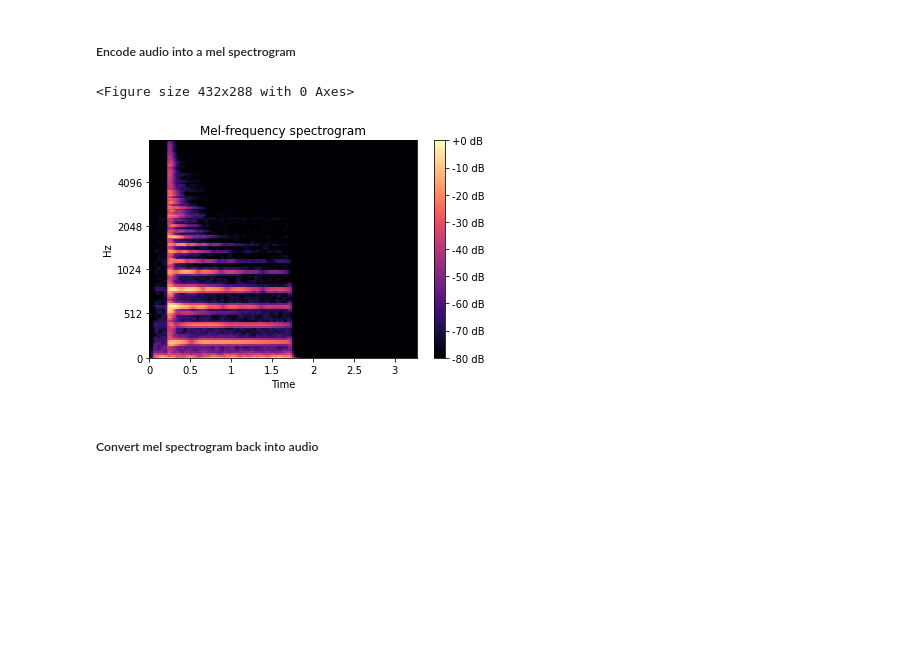
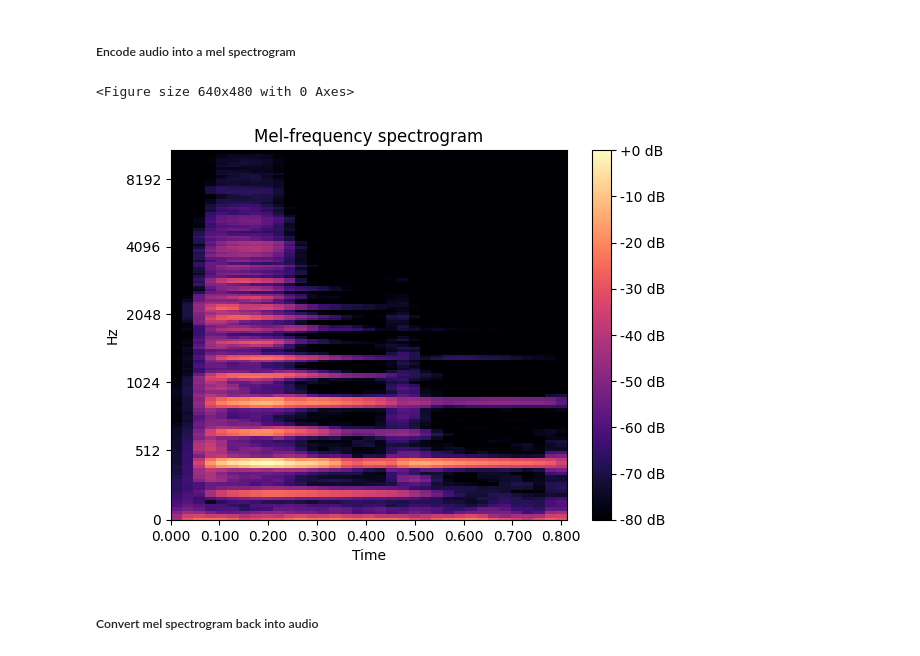
Before and after one commit to wammy19/auditory-deep-dreamer, a Jupyter notebook: jupyter-notebooks/2_audio_mel_encoding_and_reversal_example.ipynb, the cells around one changed output. Drawn from its saved outputs; the diff is of its cells as text; code cells hidden in the pictures; blank space fills up the shorter version.

```diff
--- a/jupyter-notebooks/2_audio_mel_encoding_and_reversal_example.ipynb
+++ b/jupyter-notebooks/2_audio_mel_encoding_and_reversal_example.ipynb
@@ -15,7 +15,7 @@ PATH_TO_IMAGES: str = '../images'
 # %% [markdown]
 ##### Load audio
 # %%
-sample, _ = librosa.load(f'{PATH_TO_AUDIO}/mandolin.wav', mono=True)  # type: np.ndarray, int
+sample, _ = librosa.load(f'{PATH_TO_AUDIO}/violin.wav', mono=True)  # type: np.ndarray, int
 display_audio_player(sample)
 # %% [output]
 [interactive output not drawn]
@@ -24,16 +24,16 @@ display_audio_player(sample)
 # %%
 encoded_sample: np.ndarray = melspectrogram(
     sample,
     sr=consts.SAMPLE_RATE,
     n_fft=consts.NUM_FFT,
     hop_length=consts.MEL_HOP_LEN,
     n_mels=consts.NUM_MELS
 )
 
-display_mel_spectrogram(encoded_sample)
+display_mel_spectrogram(encoded_sample, False)
 # %% [output]
-<Figure size 432x288 with 0 Axes>
+<Figure size 640x480 with 0 Axes>
-[figure, old version]
+[figure, new version]
 # %% [markdown]
 ##### Convert mel spectrogram back into audio
 # %%
```
Also changed, not shown: parts of 1 cell of this notebook, 10 other files.
